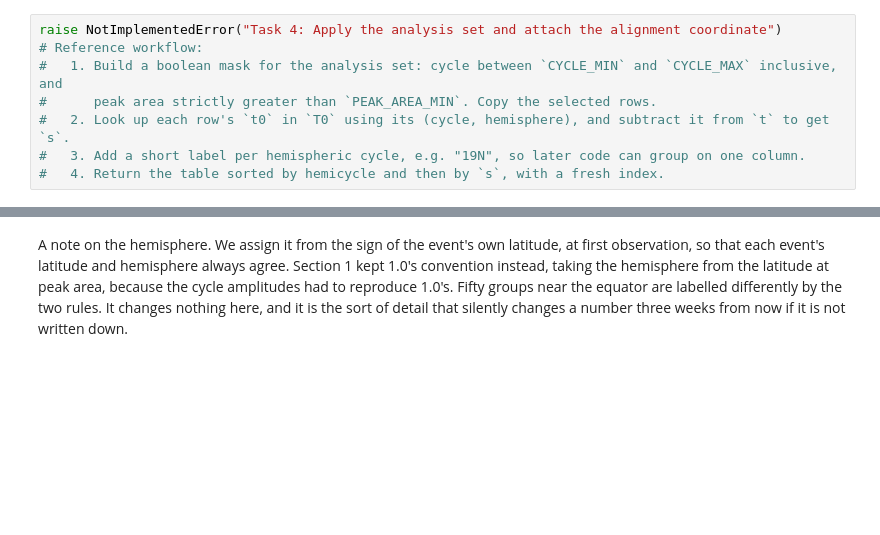
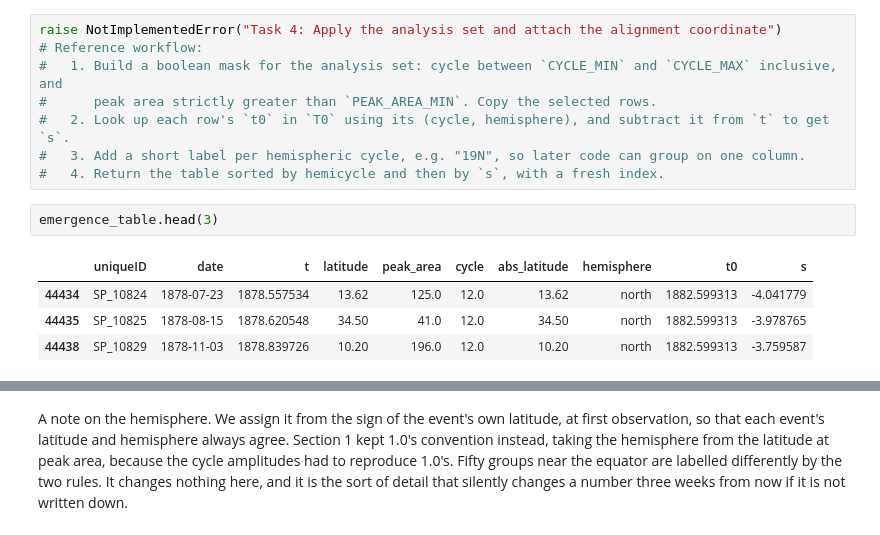
Before and after one commit to alyssaru/butterflai2, a Jupyter notebook: weeks/week_01/01_counting_process.ipynb, the cells around one changed output, grey strips where cells are left out. Saved outputs shown, nothing was run; the diff lists cells and outputs as text; blank space fills up the shorter version.

```diff
--- a/weeks/week_01/01_counting_process.ipynb
+++ b/weeks/week_01/01_counting_process.ipynb
@@ -879,4 +881,11 @@ raise NotImplementedError("Task 4: Apply the analysis set and attach the alignme
 #   2. Look up each row's `t0` in `T0` using its (cycle, hemisphere), and subtract it from `t` to get `s`.
 #   3. Add a short label per hemispheric cycle, e.g. "19N", so later code can group on one column.
 #   4. Return the table sorted by hemicycle and then by `s`, with a fresh index.
+# %%
+emergence_table.head(3)
+# %% [output]
+|  | uniqueID | date | t | latitude | peak_area | cycle | abs_latitude | hemisphere | t0 | s |
+| 44434 | SP_10824 | 1878-07-23 | 1878.557534 | 13.62 | 125.0 | 12.0 | 13.62 | north | 1882.599313 | -4.041779 |
+| 44435 | SP_10825 | 1878-08-15 | 1878.620548 | 34.50 | 41.0 | 12.0 | 34.50 | north | 1882.599313 | -3.978765 |
+| 44438 | SP_10829 | 1878-11-03 | 1878.839726 | 10.20 | 196.0 | 12.0 | 10.20 | north | 1882.599313 | -3.759587 |
 # %%
```
Also changed, not shown: parts of 4 cells of this notebook.
